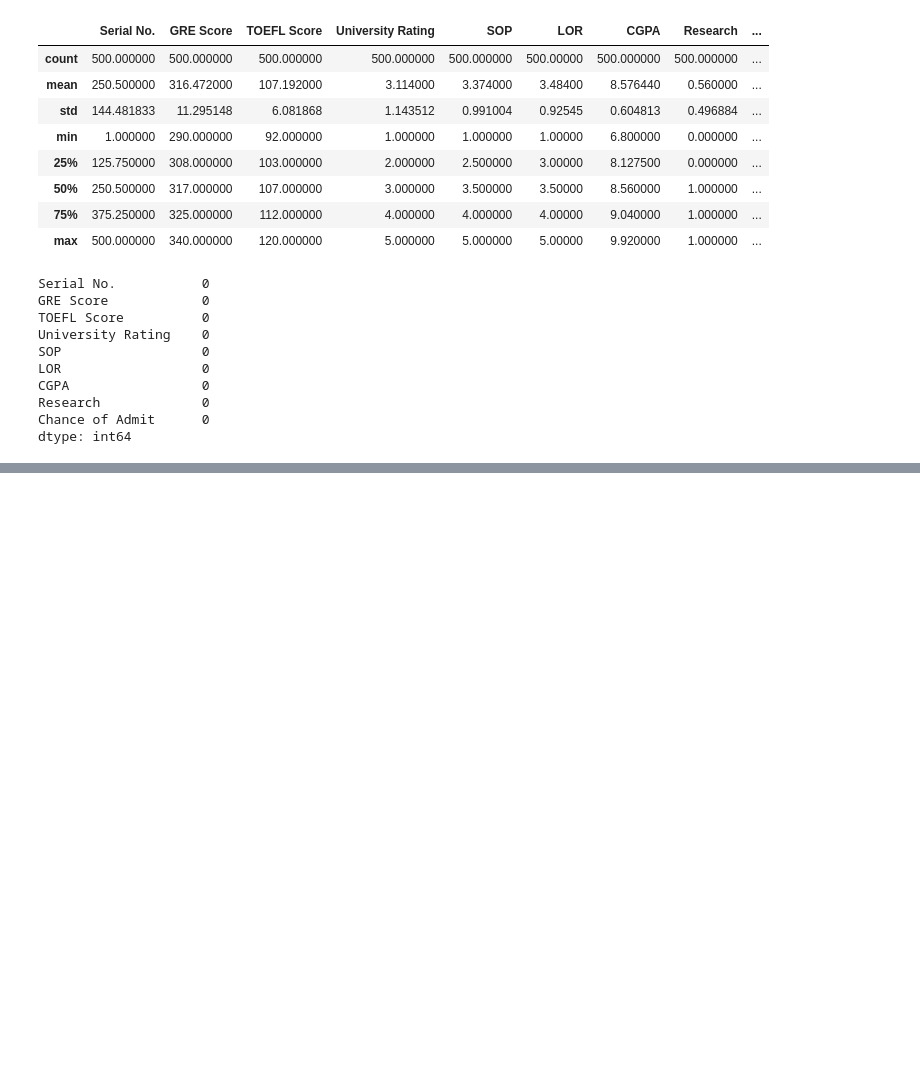
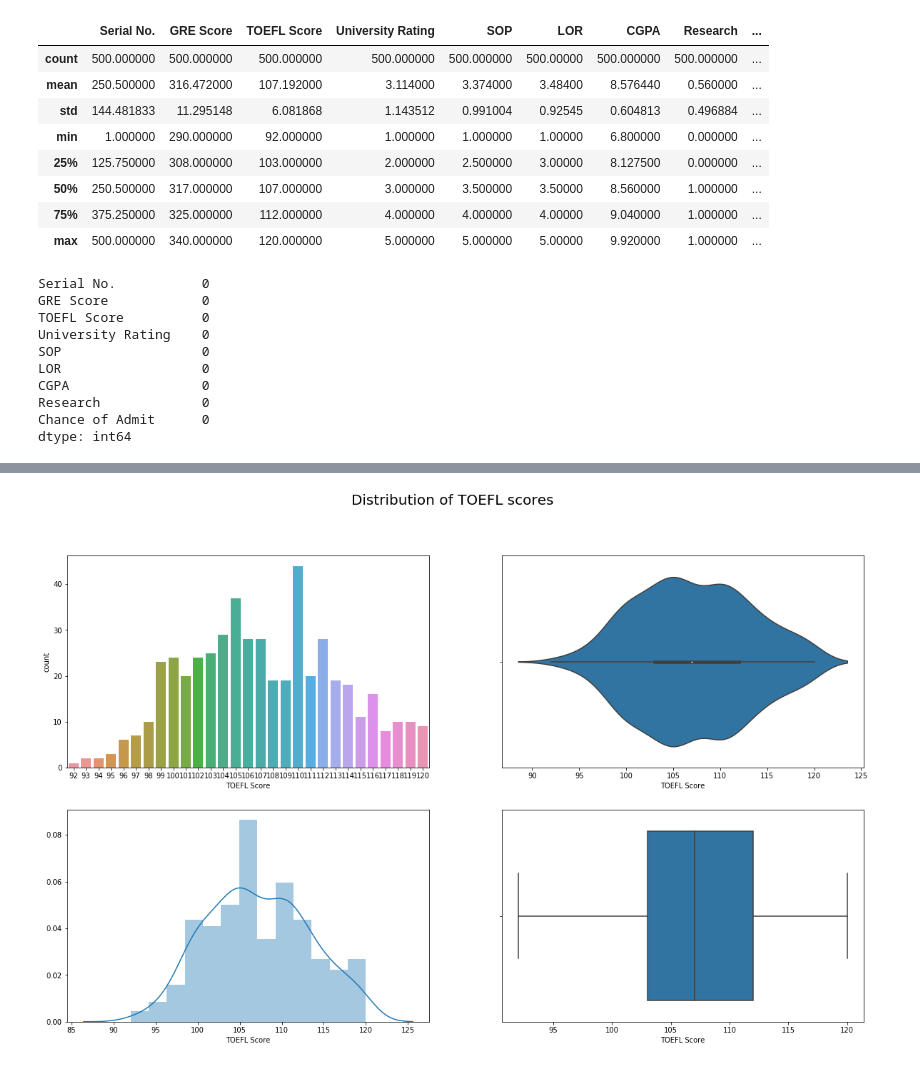
Before and after one commit to shreayan98c/Grad-Admission, a Jupyter notebook: grad-school.ipynb, the cells around one changed output, grey strips where cells are left out. Cells and saved outputs as stored; diff of their text form; code cells hidden in the pictures; blank space fills up the shorter version.

```diff
--- a/grad-school.ipynb
+++ b/grad-school.ipynb
@@ -37,0 +92,11 @@ dtype: int64
+# %%
+# Plotting a boxplot to study the distribution of features
+fig,ax = plt.subplots(2,2, figsize=(20,12))
+plt.suptitle("Distribution of TOEFL scores", fontsize=20)
+sns.countplot(data['TOEFL Score'], ax = ax[0,0])
+sns.distplot(data['TOEFL Score'], ax = ax[1,0])
+sns.violinplot(data['TOEFL Score'], ax = ax[0,1])
+sns.boxplot(data['TOEFL Score'], ax = ax[1,1])
+plt.show()
+# %% [output]
+[figure, added]
```
Also changed, not shown: parts of 16 cells of this notebook.
